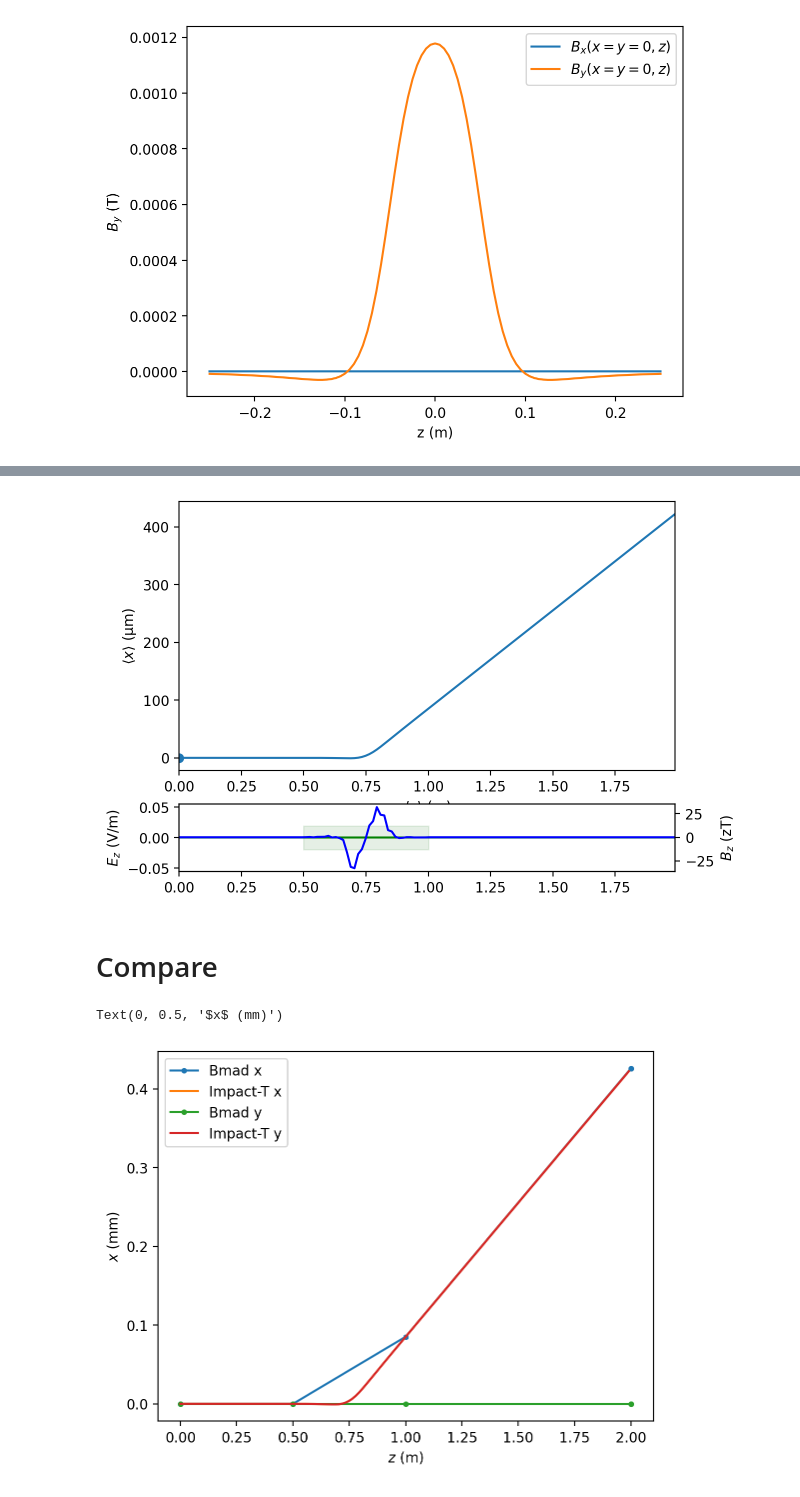
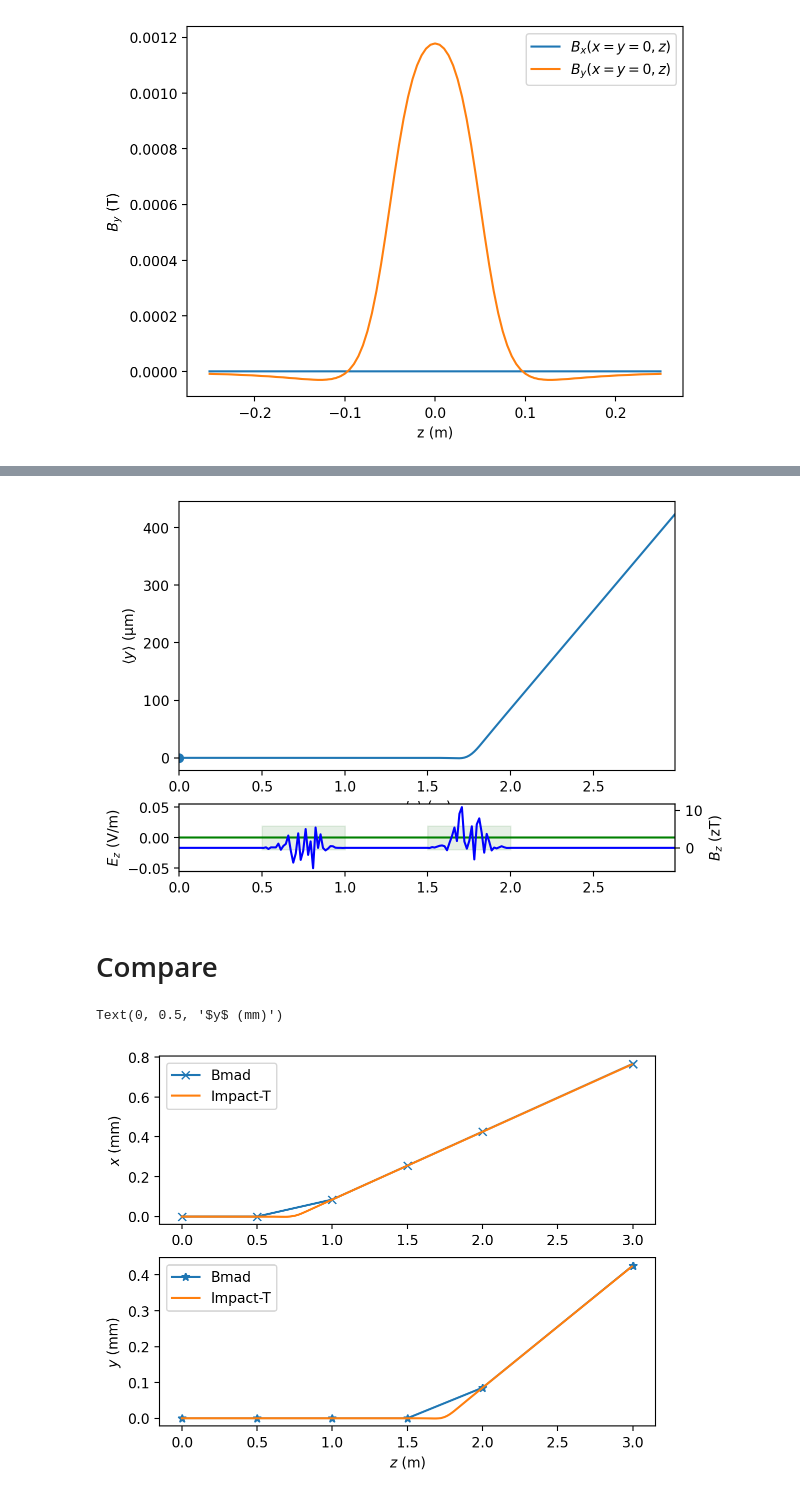
Before and after one commit to ChristopherMayes/lume-impact, a Jupyter notebook: docs/examples/templates/corrector_coil/bmad_to_impact.ipynb, the cells around one changed output, grey strips where cells are left out. Cells and saved outputs as stored; diff of their text form; code cells hidden in the pictures.

Commit message:
Cleaner notebooks, two coils for Bmad

```diff
--- a/docs/examples/templates/corrector_coil/bmad_to_impact.ipynb
+++ b/docs/examples/templates/corrector_coil/bmad_to_impact.ipynb
@@ -15,5 +47,5 @@ import matplotlib.pyplot as plt
 # %%
-tao = Tao(lattice_file='lat.bmad')
+tao = Tao(lattice_file='lat.bmad', noplot=True)
 # %%
 IX_ELE = 2
 # %%
@@ -86,29 +118,31 @@ tao_create_impact_lattice_and_fieldmaps(tao)
 # %%
 I =impact_from_tao(tao)
 I.track1(pz0=10e6)
-I.plot('mean_x')
+I.plot('mean_y')
 # %% [output]
-[figure, old version]
+[figure, new version]
 # %% [markdown]
 # Compare
 # %%
 s1 = tao.lat_list('*', 'ele.s')
 x1 = tao.lat_list('*', 'orbit.vec.1')
 y1 = tao.lat_list('*', 'orbit.vec.3')
 
 z2 = I.stat('mean_z')
 x2 = I.stat('mean_x')
-y2 = I.stat('mean_x')
+y2 = I.stat('mean_y')
 
-fix, ax = plt.subplots()
-ax.plot(s1, x1*1e3, marker='.', label='Bmad x')
-ax.plot(z2, x2*1e3,  label='Impact-T x')
-ax.plot(s1, y1*1e3, marker='.', label='Bmad y')
-ax.plot(z2, y2*1e3,  label='Impact-T y')
+fix, axes = plt.subplots(2)
+axes[0].plot(s1, x1*1e3, marker='x', label='Bmad')
+axes[0].plot(z2, x2*1e3,  label='Impact-T')
+axes[0].legend()
+axes[1].plot(s1, y1*1e3, marker='*', label='Bmad')
+axes[1].plot(z2, y2*1e3,  label='Impact-T')
 
 plt.legend()
-ax.set_xlabel(r'$z$ (m)')
-ax.set_ylabel(r'$x$ (mm)')
+axes[1].set_xlabel(r'$z$ (m)')
+axes[0].set_ylabel(r'$x$ (mm)')
+axes[1].set_ylabel(r'$y$ (mm)')
 # %% [output]
-Text(0, 0.5, '$x$ (mm)')
+Text(0, 0.5, '$y$ (mm)')
-[figure, old version]
+[figure, new version]
```
Also changed, not shown: parts of 11 cells of this notebook, 2 other files.
